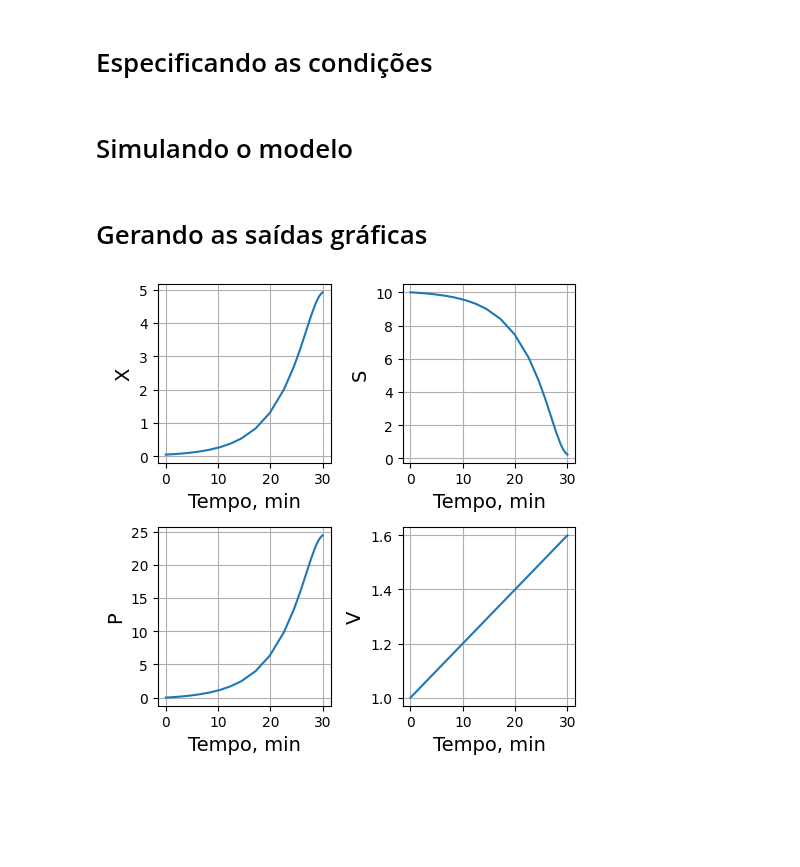
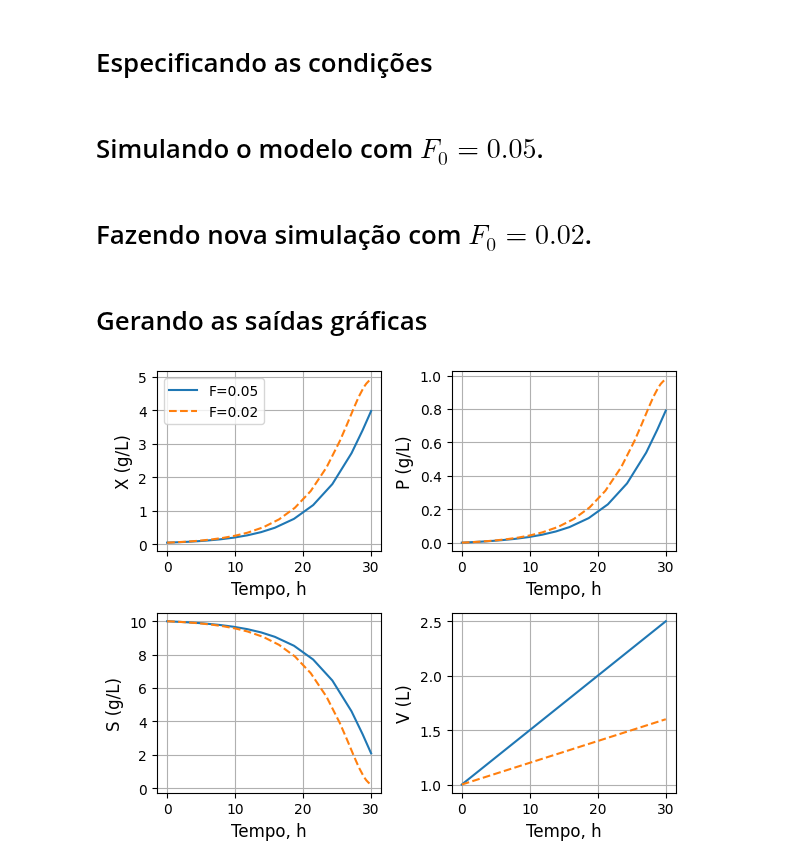
Before and after one commit to juliosdutra/Controle_de_Processos_UFES, a Jupyter notebook: 1.Model-Simulation/Reator_bioquimico.ipynb, the cells around one changed output. Saved outputs shown, nothing was run; the diff lists cells and outputs as text; code cells hidden in the pictures; blank space fills up the shorter version.

```diff
--- a/1.Model-Simulation/Reator_bioquimico.ipynb
+++ b/1.Model-Simulation/Reator_bioquimico.ipynb
@@ -15,13 +15,13 @@ def biorreator(t,x,u):
     '''modelo de um biorreator operando em batelada alimentada.'''
 
     # parametros do modelo
-    mu_max = 0.2
+    mu_max = 0.20
     KS = 1.0
     Yxs = 0.5
     Ypx = 0.2
 
     # variáveis de estado
-    X, S, P, V = x
+    X, P, S, V = x
 
     # variáveis de entrada
     Sf, F = u
@@ -29,7 +29,7 @@ def biorreator(t,x,u):
     # equações constitutivas
     mu = mu_max*S/(KS+S)
     rg = mu*X
-    rp = rg/Ypx
+    rp = Ypx*rg
 
     # equações do modelo
     dV = F
@@ -38,13 +38,13 @@ def biorreator(t,x,u):
     dS = (F*Sf - V*rg/Yxs - dV*S)/V
 
     # saida do modelo
-    return [dX,dS,dP,dV]
+    return [dX,dP,dS,dV]
 # %% [markdown]
 # Especificando as condições
 # %%
 # Variáveis de entrada
 Sf0 = 10.0 # Substrato na alimentação
-F0 = 0.02 # Vazão de alimentação
+F0 = 0.05 # Vazão de alimentação
 
 # Variáveis de estado
 X0 = 0.05
@@ -52,15 +52,14 @@ S0 = 10.0
 P0 = 0.0
 V0 = 1.0
 
-
 # vetores de condições iniciais
 u0 = [Sf0, F0]
-x0 = [X0, S0, P0, V0]
+x0 = [X0, P0, S0, V0]
 
 # intervalo de integração
 tspan = [0, 30.0] # [t_inicial, t_final]
 # %% [markdown]
-# Simulando o modelo
+# Simulando o modelo com $F_0=0.05$.
 # %%
 # Instanciar o modelo
 modelo = lambda t,x: biorreator(t, x, u0)
@@ -71,19 +70,36 @@ sol = solve_ivp(modelo, tspan, x0, method='BDF')
 # resultado
 t = sol.t # tempo
 x = sol.y.T # X, S, P, V
+# %% [markdown]
+# Fazendo nova simulação com $F_0=0.02$.
+# %%
+# nova condição de alimentaçã0
+u0_novo = [Sf0, 0.02]
+
+# Instanciar o modelo
+modelo = lambda t,x: biorreator(t, x, u0_novo)
+
+# solver: integrador
+sol = solve_ivp(modelo, tspan, x0, method='BDF')
+
+# resultado
+t_novo = sol.t # tempo
+x_novo = sol.y.T # X, S, P, V
 # %% [markdown]
 # Gerando as saídas gráficas
 # %%
-fig, axs = plt.subplots(2, 2, figsize=(5, 5))
-labels = [["X", "S"],
-          ["P", "V"]]
+fig, axs = plt.subplots(2, 2, figsize=(6, 5))
+labels = [["X (g/L)", "P (g/L)"],
+          ["S (g/L)", "V (L)"]]
 for i in range(2):
   for j in range(2):
-    axs[i, j].plot(t, x[:, i*2+j])
-    axs[i, j].set_xlabel('Tempo, min', fontsize=14)
-    axs[i, j].set_ylabel(labels[i][j], fontsize=14)
+    axs[i, j].plot(t, x[:, i*2+j], '-')
+    axs[i, j].plot(t_novo, x_novo[:, i*2+j], '--')
+    axs[i, j].set_xlabel('Tempo, h', fontsize=12)
+    axs[i, j].set_ylabel(labels[i][j], fontsize=12)
     axs[i, j].grid(True)
+axs[0,0].legend(["F=0.05", "F=0.02"])
 plt.tight_layout()
 plt.show()
 # %% [output]
-[figure, old version]
+[figure, new version]
```
